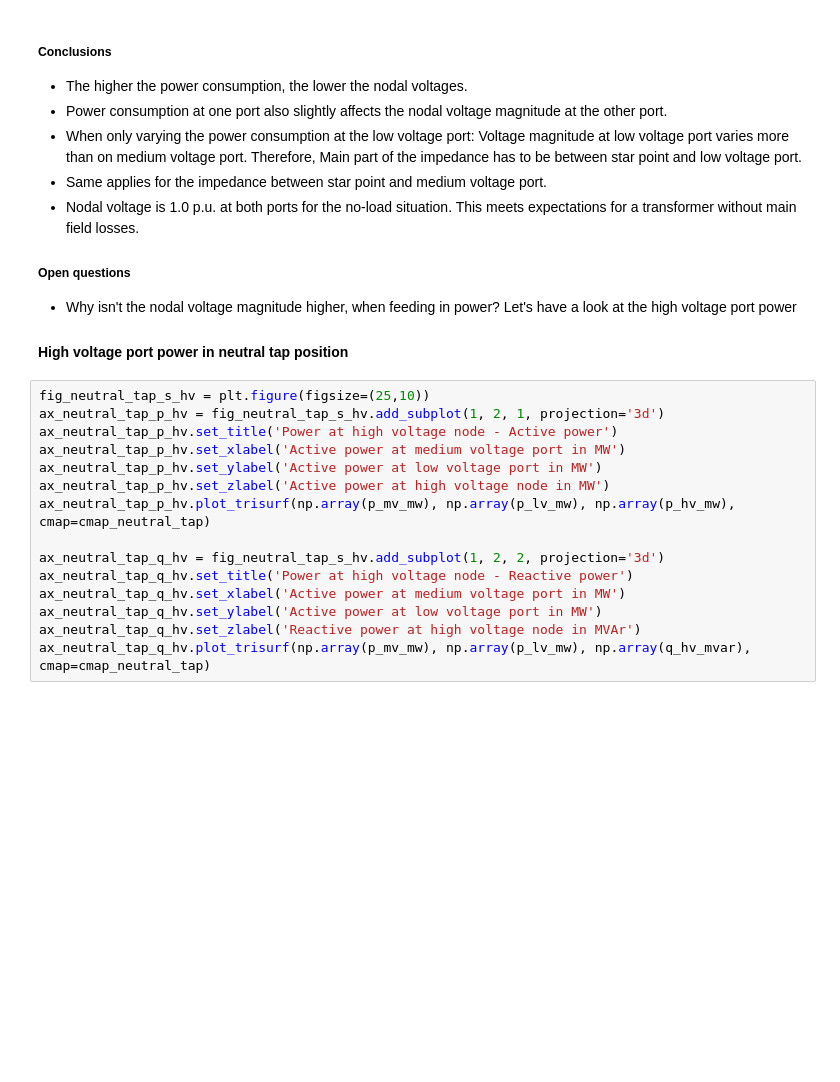
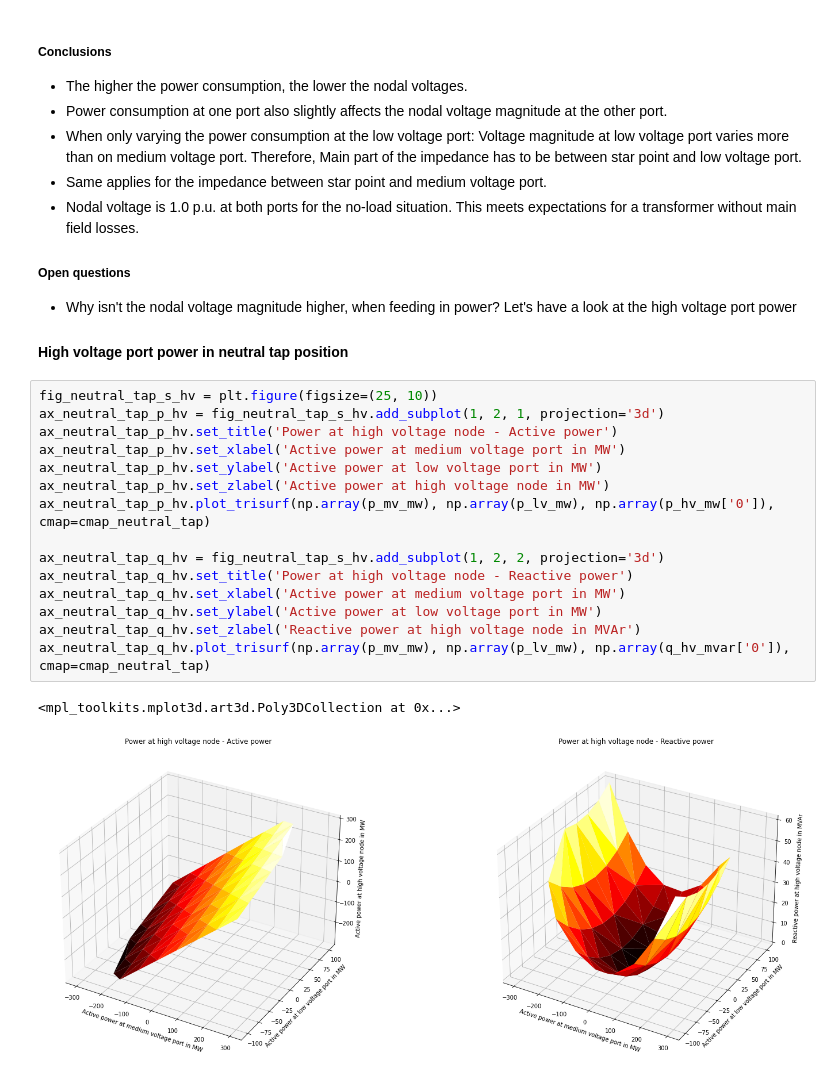
Before and after one commit to ckittl/transformerCalculationValidation, a Jupyter notebook: validation/pandapower/three_winding/WithoutMainFieldLosses.ipynb, the cells around one changed output. Saved outputs shown, nothing was run; the diff lists cells and outputs as text; blank space fills up the shorter version.

```diff
--- a/validation/pandapower/three_winding/WithoutMainFieldLosses.ipynb
+++ b/validation/pandapower/three_winding/WithoutMainFieldLosses.ipynb
@@ -111,20 +168,23 @@ plt.show()
 
 #### High voltage port power in neutral tap position
 # %%
-fig_neutral_tap_s_hv = plt.figure(figsize=(25,10))
+fig_neutral_tap_s_hv = plt.figure(figsize=(25, 10))
 ax_neutral_tap_p_hv = fig_neutral_tap_s_hv.add_subplot(1, 2, 1, projection='3d')
 ax_neutral_tap_p_hv.set_title('Power at high voltage node - Active power')
 ax_neutral_tap_p_hv.set_xlabel('Active power at medium voltage port in MW')
 ax_neutral_tap_p_hv.set_ylabel('Active power at low voltage port in MW')
 ax_neutral_tap_p_hv.set_zlabel('Active power at high voltage node in MW')
-ax_neutral_tap_p_hv.plot_trisurf(np.array(p_mv_mw), np.array(p_lv_mw), np.array(p_hv_mw), cmap=cmap_neutral_tap)
+ax_neutral_tap_p_hv.plot_trisurf(np.array(p_mv_mw), np.array(p_lv_mw), np.array(p_hv_mw['0']), cmap=cmap_neutral_tap)
 
 ax_neutral_tap_q_hv = fig_neutral_tap_s_hv.add_subplot(1, 2, 2, projection='3d')
 ax_neutral_tap_q_hv.set_title('Power at high voltage node - Reactive power')
 ax_neutral_tap_q_hv.set_xlabel('Active power at medium voltage port in MW')
 ax_neutral_tap_q_hv.set_ylabel('Active power at low voltage port in MW')
 ax_neutral_tap_q_hv.set_zlabel('Reactive power at high voltage node in MVAr')
-ax_neutral_tap_q_hv.plot_trisurf(np.array(p_mv_mw), np.array(p_lv_mw), np.array(q_hv_mvar), cmap=cmap_neutral_tap)
+ax_neutral_tap_q_hv.plot_trisurf(np.array(p_mv_mw), np.array(p_lv_mw), np.array(q_hv_mvar['0']), cmap=cmap_neutral_tap)
+# %% [output]
+<mpl_toolkits.mplot3d.art3d.Poly3DCollection at 0x...>
+[figure, added]
 # %% [markdown]
 ##### Conclusions
 -   Active power seems to sum up as expected, taking resistive losses into account
```
Also changed, not shown: parts of 11 cells of this notebook, 3 other files.
